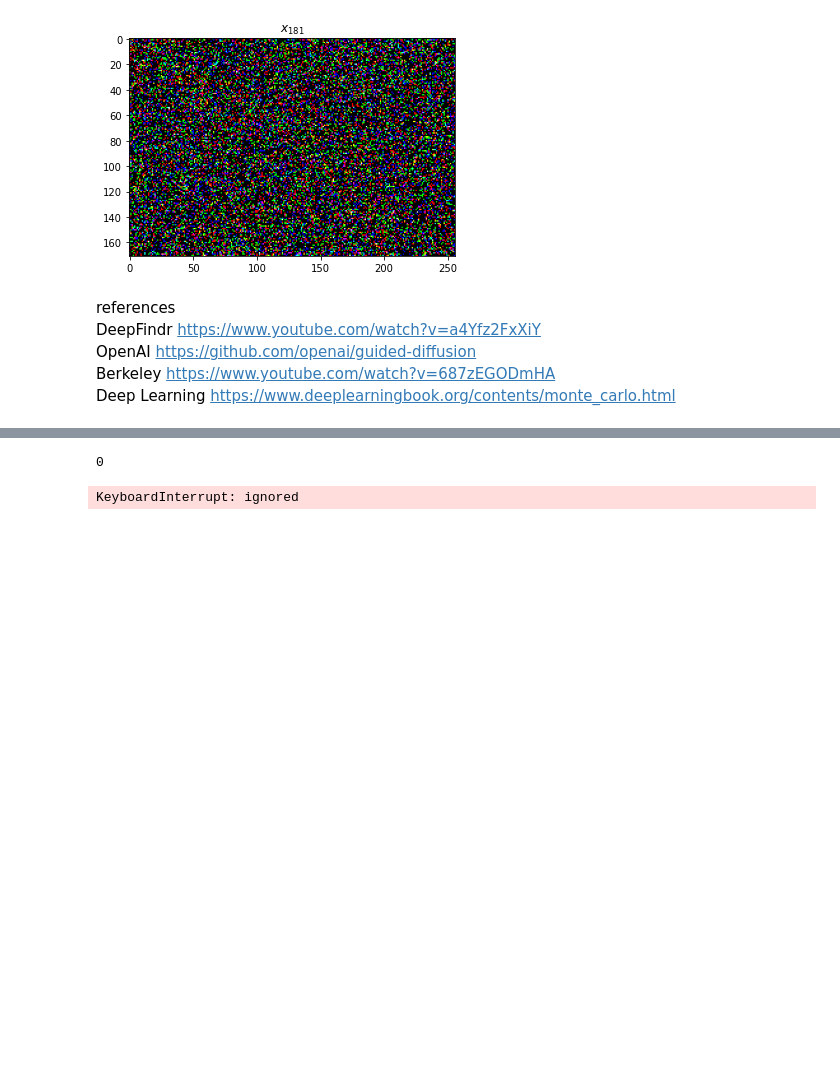
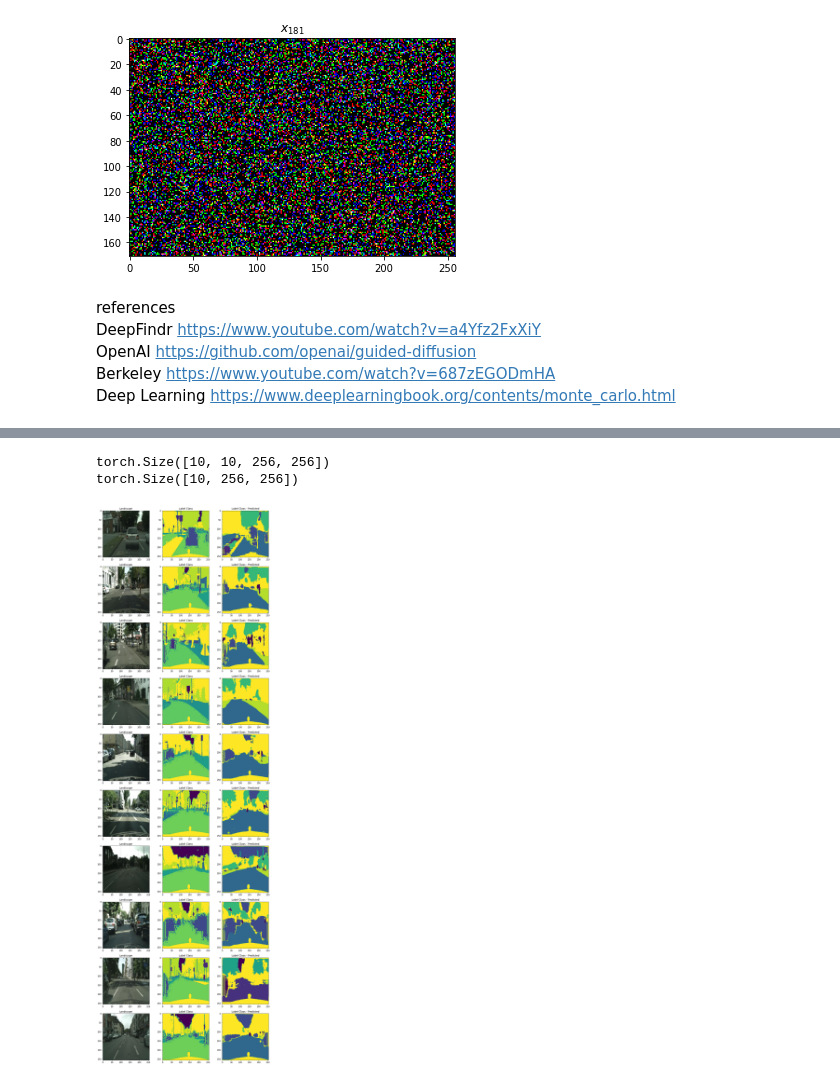
Before and after one commit to sunnyanthony/diffusion_playground, a Jupyter notebook: diffusion.ipynb, the cells around one changed output, grey strips where cells are left out. Cells and saved outputs as stored; diff of their text form; code cells hidden in the pictures; blank space fills up the shorter version.

Commit message:
show the training result by graph from kaggle

```diff
--- a/diffusion.ipynb
+++ b/diffusion.ipynb
@@ -346,18 +341,44 @@ class CityscapeDataset(Dataset):
 dataset = CityscapeDataset(train_dir)
 data_loader = DataLoader(dataset, batch_size=4)
 # %%
-model = UNet(3, 1, 32)
+model = UNet(3, dataset.num_classes, 8)
 
 criterion = nn.CrossEntropyLoss()
 optimizer = torch.optim.Adam(model.parameters(), lr=0.001)
 
 for epoch in range(10):
   for img, t in data_loader:
-    #optimizer.zero_grad()
+    optimizer.zero_grad()
     predict = model(img)
-    #loss = criterion(predict, t)
-    #loss.backward()
-    #optimizer.step()
+    loss = criterion(predict, t)
+    loss.backward()
+    optimizer.step()
-# %% [output]
-0
-KeyboardInterrupt: ignored
+# %%
+#  Copyright https://www.kaggle.com/code/gokulkarthik/image-segmentation-with-unet-pytorch
+#  This block is copy from kaggle to load the validation images and show the prediction images.
+dataset_val = CityscapeDataset(val_dir)
+data_loader_val = DataLoader(dataset_val, batch_size=10)
+X, Y = next(iter(data_loader_val))
+Y_pred = model(X)
+print(Y_pred.shape)
+Y_pred = torch.argmax(Y_pred, dim=1)
+print(Y_pred.shape)
+inverse_transform = transforms.Compose([
+    transforms.Normalize((-0.485/0.229, -0.456/0.224, -0.406/0.225), (1/0.229, 1/0.224, 1/0.225))
+])
+fig, axes = plt.subplots(10, 3, figsize=(3*5, 10*5))
+
+for i in range(10):
+    landscape = inverse_transform(X[i]).permute(1, 2, 0).cpu().detach().numpy()
+    label_class = Y[i].cpu().detach().numpy()
+    label_class_predicted = Y_pred[i].cpu().detach().numpy()
+    axes[i, 0].imshow(landscape)
+    axes[i, 0].set_title("Landscape")
+    axes[i, 1].imshow(label_class)
+    axes[i, 1].set_title("Label Class")
+    axes[i, 2].imshow(label_class_predicted)
+    axes[i, 2].set_title("Label Class - Predicted")
+# %% [output]
+torch.Size([10, 10, 256, 256])
+torch.Size([10, 256, 256])
+[figure, added]
```
Also changed, not shown: parts of 4 cells of this notebook.
